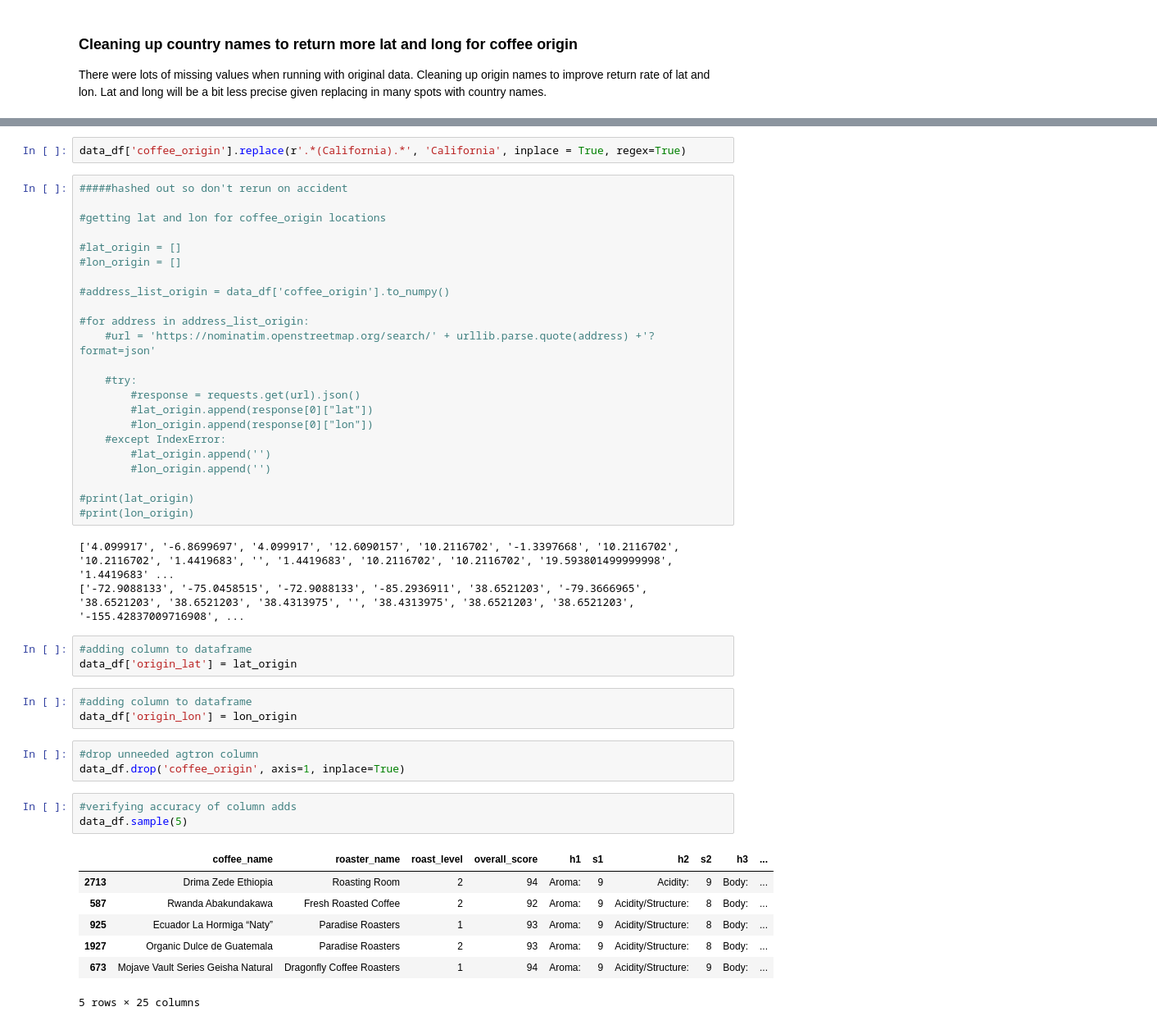
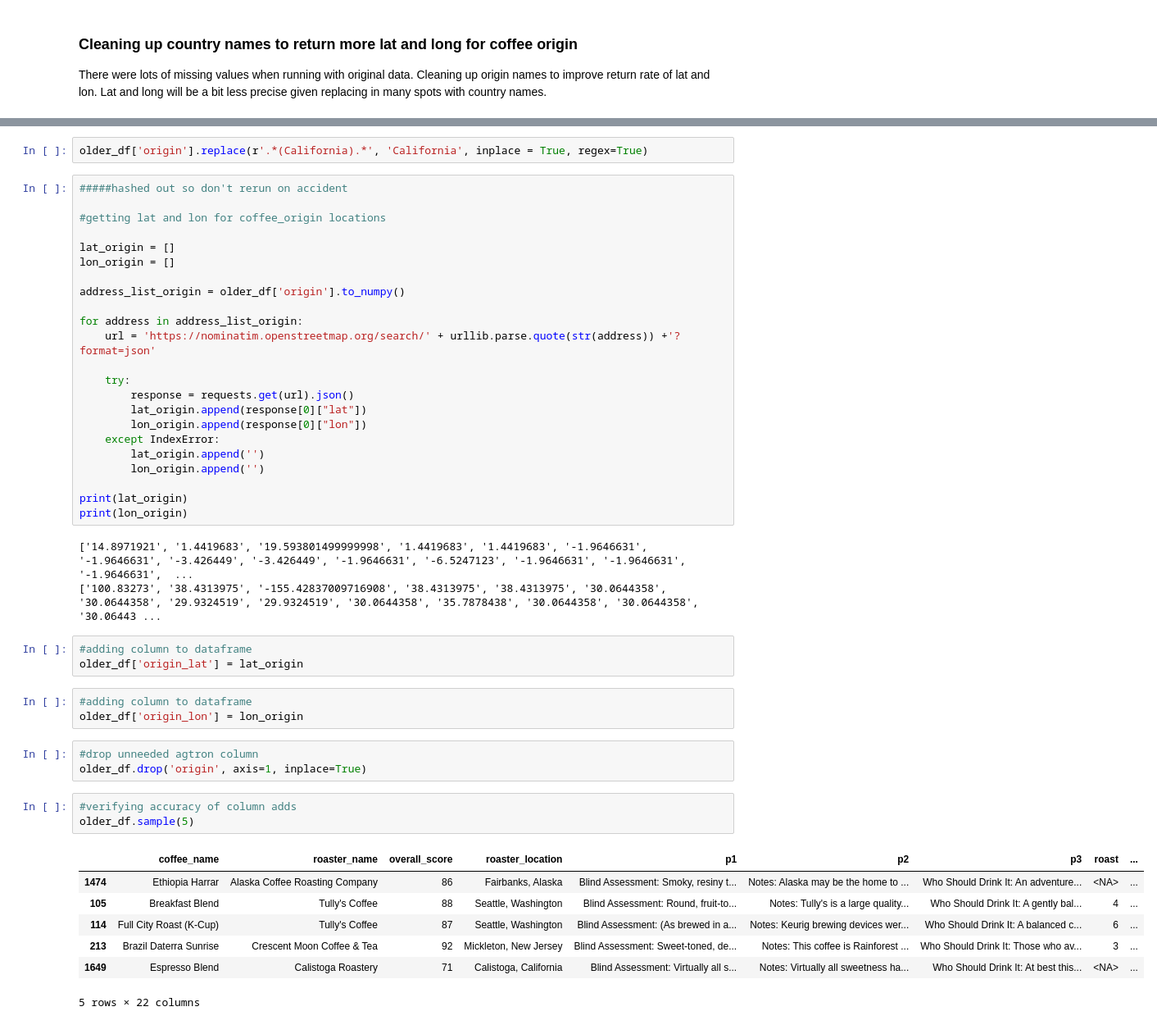
Before and after one commit to KMere21/capstone, a Jupyter notebook: Capstone_Part_3_Cleaning_Older_Data_Df-Kate_Meredith.ipynb, the cells around one changed output, grey strips where cells are left out. Shown: that part at 82% size. Saved outputs shown, nothing was run; the diff lists cells and outputs as text.

Commit message:
older data cleaned

```diff
--- a/Capstone_Part_3_Cleaning_Older_Data_Df-Kate_Meredith.ipynb
+++ b/Capstone_Part_3_Cleaning_Older_Data_Df-Kate_Meredith.ipynb
@@ -1305,48 +1320,48 @@ data_df['coffee_origin'].replace(r'.*(DRC Congo).*', 'Democratic Republic of the
 # %%
-data_df['coffee_origin'].replace(r'.*(California).*', 'California', inplace = True, regex=True)
+older_df['origin'].replace(r'.*(California).*', 'California', inplace = True, regex=True)
 # %%
 #####hashed out so don't rerun on accident
 
 #getting lat and lon for coffee_origin locations
 
-#lat_origin = []
-#lon_origin = []
+lat_origin = []
+lon_origin = []
 
-#address_list_origin = data_df['coffee_origin'].to_numpy()
+address_list_origin = older_df['origin'].to_numpy()
 
-#for address in address_list_origin:
-    #url = 'https://nominatim.openstreetmap.org/search/' + urllib.parse.quote(address) +'?format=json'
+for address in address_list_origin:
+    url = 'https://nominatim.openstreetmap.org/search/' + urllib.parse.quote(str(address)) +'?format=json'
 
-    #try:
-        #response = requests.get(url).json()
-        #lat_origin.append(response[0]["lat"])
-        #lon_origin.append(response[0]["lon"])
-    #except IndexError:
-        #lat_origin.append('')
-        #lon_origin.append('')
+    try:
+        response = requests.get(url).json()
+        lat_origin.append(response[0]["lat"])
+        lon_origin.append(response[0]["lon"])
+    except IndexError:
+        lat_origin.append('')
+        lon_origin.append('')
 
-#print(lat_origin)
-#print(lon_origin)
+print(lat_origin)
+print(lon_origin)
 # %% [output]
-['4.099917', '-6.8699697', '4.099917', '12.6090157', '10.2116702', '-1.3397668', '10.2116702', '10.2116702', '1.4419683', '', '1.4419683', '10.2116702', '10.2116702', '19.593801499999998', '1.4419683' ...
-['-72.9088133', '-75.0458515', '-72.9088133', '-85.2936911', '38.6521203', '-79.3666965', '38.6521203', '38.6521203', '38.4313975', '', '38.4313975', '38.6521203', '38.6521203', '-155.42837009716908', ...
+['14.8971921', '1.4419683', '19.593801499999998', '1.4419683', '1.4419683', '-1.9646631', '-1.9646631', '-3.426449', '-3.426449', '-1.9646631', '-6.5247123', '-1.9646631', '-1.9646631', '-1.9646631',  ...
+['100.83273', '38.4313975', '-155.42837009716908', '38.4313975', '38.4313975', '30.0644358', '30.0644358', '29.9324519', '29.9324519', '30.0644358', '35.7878438', '30.0644358', '30.0644358', '30.06443 ...
 # %%
 #adding column to dataframe
-data_df['origin_lat'] = lat_origin
+older_df['origin_lat'] = lat_origin
 # %%
 #adding column to dataframe
-data_df['origin_lon'] = lon_origin
+older_df['origin_lon'] = lon_origin
 # %%
 #drop unneeded agtron column
-data_df.drop('coffee_origin', axis=1, inplace=True)
+older_df.drop('origin', axis=1, inplace=True)
 # %%
 #verifying accuracy of column adds
-data_df.sample(5)
+older_df.sample(5)
 # %% [output]
-|  | coffee_name | roaster_name | roast_level | overall_score | h1 | s1 | h2 | s2 | h3 | ... |
-| 2713 | Drima Zede Ethiopia | Roasting Room | 2 | 94 | Aroma: | 9 | Acidity: | 9 | Body: | ... |
-| 587 | Rwanda Abakundakawa | Fresh Roasted Coffee | 2 | 92 | Aroma: | 9 | Acidity/Structure: | 8 | Body: | ... |
-| 925 | Ecuador La Hormiga “Naty” | Paradise Roasters | 1 | 93 | Aroma: | 9 | Acidity/Structure: | 8 | Body: | ... |
-| 1927 | Organic Dulce de Guatemala | Paradise Roasters | 2 | 93 | Aroma: | 9 | Acidity/Structure: | 8 | Body: | ... |
-| 673 | Mojave Vault Series Geisha Natural | Dragonfly Coffee Roasters | 1 | 94 | Aroma: | 9 | Acidity/Structure: | 9 | Body: | ... |
+|  | coffee_name | roaster_name | overall_score | roaster_location | p1 | p2 | p3 | roast | ... |
+| 1474 | Ethiopia Harrar | Alaska Coffee Roasting Company | 86 | Fairbanks, Alaska | Blind Assessment: Smoky, resiny t... | Notes: Alaska may be the home to ... | Who Should Drink It: An adventure... | <NA> | ... |
+| 105 | Breakfast Blend | Tully's Coffee | 88 | Seattle, Washington | Blind Assessment: Round, fruit-to... | Notes: Tully's is a large quality... | Who Should Drink It: A gently bal... | 4 | ... |
+| 114 | Full City Roast (K-Cup) | Tully's Coffee | 87 | Seattle, Washington | Blind Assessment: (As brewed in a... | Notes: Keurig brewing devices wer... | Who Should Drink It: A balanced c... | 6 | ... |
+| 213 | Brazil Daterra Sunrise | Crescent Moon Coffee & Tea | 92 | Mickleton, New Jersey | Blind Assessment: Sweet-toned, de... | Notes: This coffee is Rainforest ... | Who Should Drink It: Those who av... | 3 | ... |
+| 1649 | Espresso Blend | Calistoga Roastery | 71 | Calistoga, California | Blind Assessment: Virtually all s... | Notes: Virtually all sweetness ha... | Who Should Drink It: At best this... | <NA> | ... |
-5 rows × 25 columns
+5 rows × 22 columns
```
Also changed, not shown: parts of 199 cells of this notebook, 2 other files.
